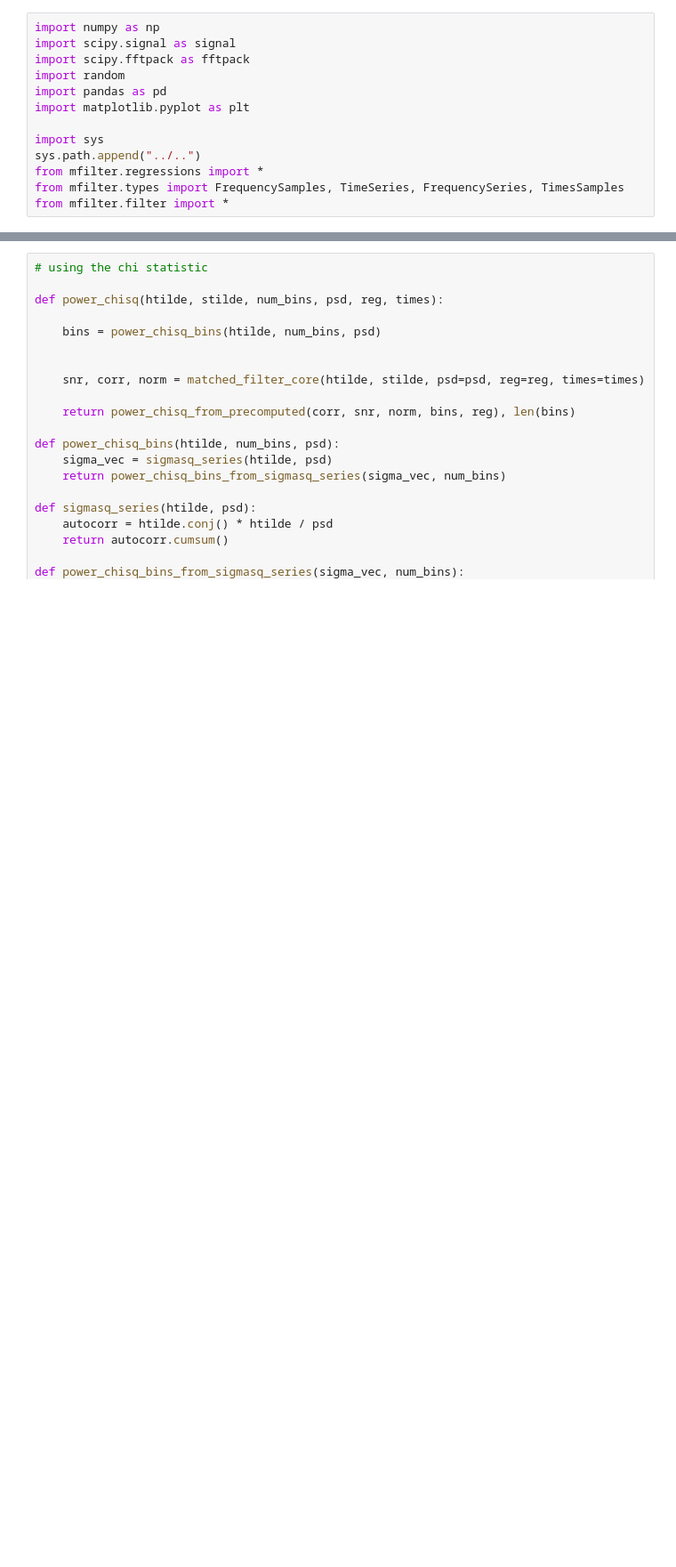
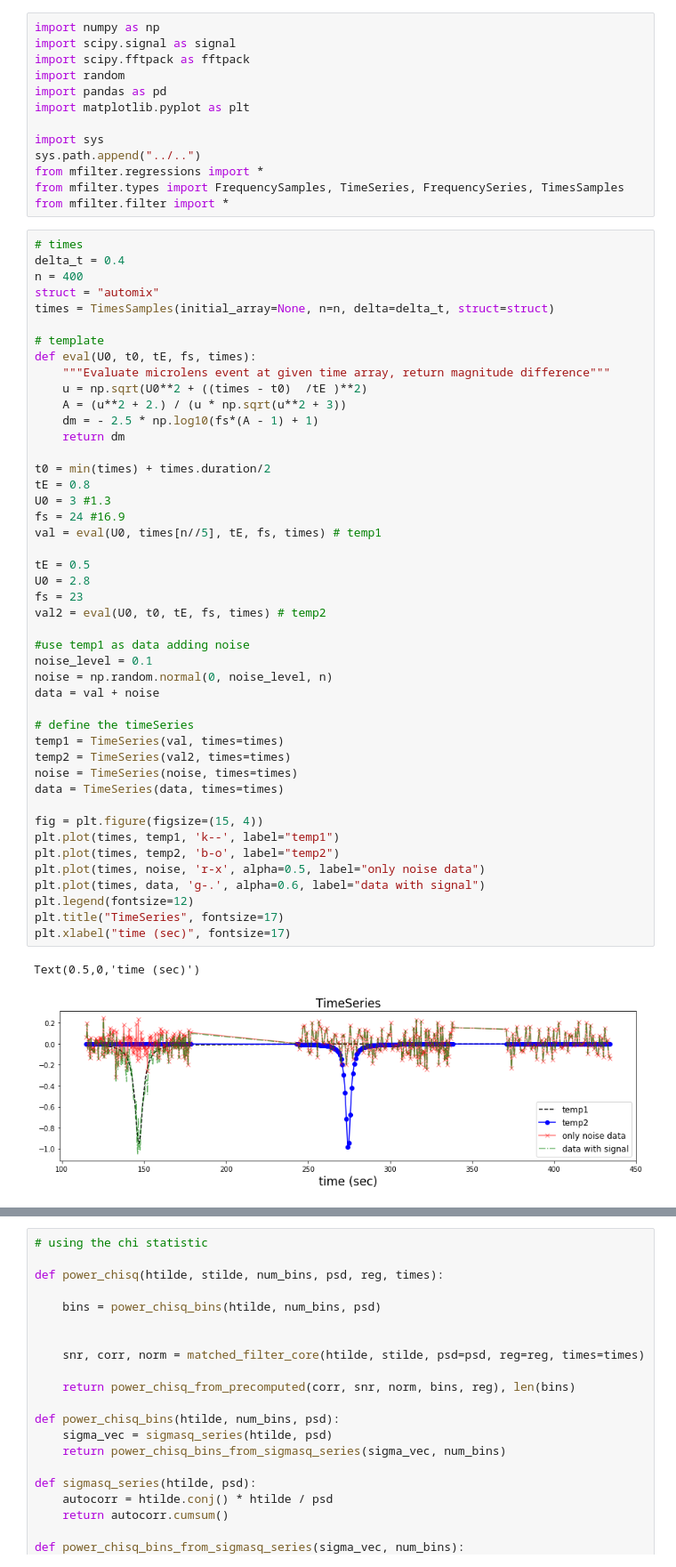
Before and after one commit to frmunozz/IrregularMatchedFilter, a Jupyter notebook: developing/notebooks/testForCompareToPyCBC.ipynb, the cells around one changed output, grey strips where cells are left out. Shown at 89% size. Drawn from its saved outputs; the diff is of its cells as text; blank space fills up the shorter version.

```diff
--- a/developing/notebooks/testForCompareToPyCBC.ipynb
+++ b/developing/notebooks/testForCompareToPyCBC.ipynb
@@ -11,3 +11,51 @@ sys.path.append("../..")
 from mfilter.regressions import *
 from mfilter.types import FrequencySamples, TimeSeries, FrequencySeries, TimesSamples
 from mfilter.filter import *
+# %%
+# times
+delta_t = 0.4
+n = 400
+struct = "automix"
+times = TimesSamples(initial_array=None, n=n, delta=delta_t, struct=struct)
+
+# template
+def eval(U0, t0, tE, fs, times):
+    """Evaluate microlens event at given time array, return magnitude difference"""
+    u = np.sqrt(U0**2 + ((times - t0)  /tE )**2)
+    A = (u**2 + 2.) / (u * np.sqrt(u**2 + 3))
+    dm = - 2.5 * np.log10(fs*(A - 1) + 1)
+    return dm
+
+t0 = min(times) + times.duration/2
+tE = 0.8
+U0 = 3 #1.3
+fs = 24 #16.9
+val = eval(U0, times[n//5], tE, fs, times) # temp1
+
+tE = 0.5
+U0 = 2.8
+fs = 23
+val2 = eval(U0, t0, tE, fs, times) # temp2
+
+#use temp1 as data adding noise
+noise_level = 0.1
+noise = np.random.normal(0, noise_level, n)
+data = val + noise
+
+# define the timeSeries
+temp1 = TimeSeries(val, times=times)
+temp2 = TimeSeries(val2, times=times)
+noise = TimeSeries(noise, times=times)
+data = TimeSeries(data, times=times)
+
+fig = plt.figure(figsize=(15, 4))
+plt.plot(times, temp1, 'k--', label="temp1")
+plt.plot(times, temp2, 'b-o', label="temp2")
+plt.plot(times, noise, 'r-x', alpha=0.5, label="only noise data")
+plt.plot(times, data, 'g-.', alpha=0.6, label="data with signal")
+plt.legend(fontsize=12)
+plt.title("TimeSeries", fontsize=17)
+plt.xlabel("time (sec)", fontsize=17)
+# %% [output]
+Text(0.5,0,'time (sec)')
+[figure, added]
```
Also changed, not shown: parts of 18 cells of this notebook, 14 other files.
